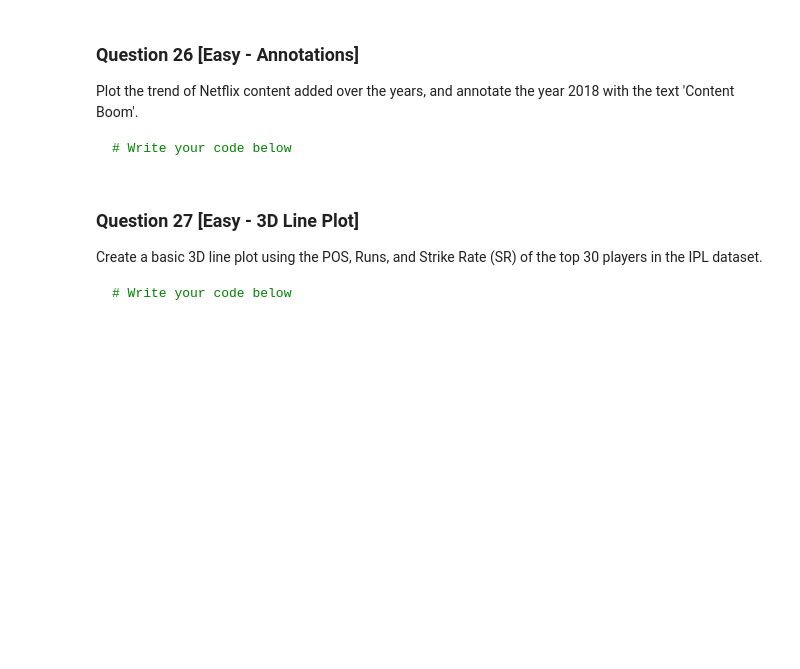
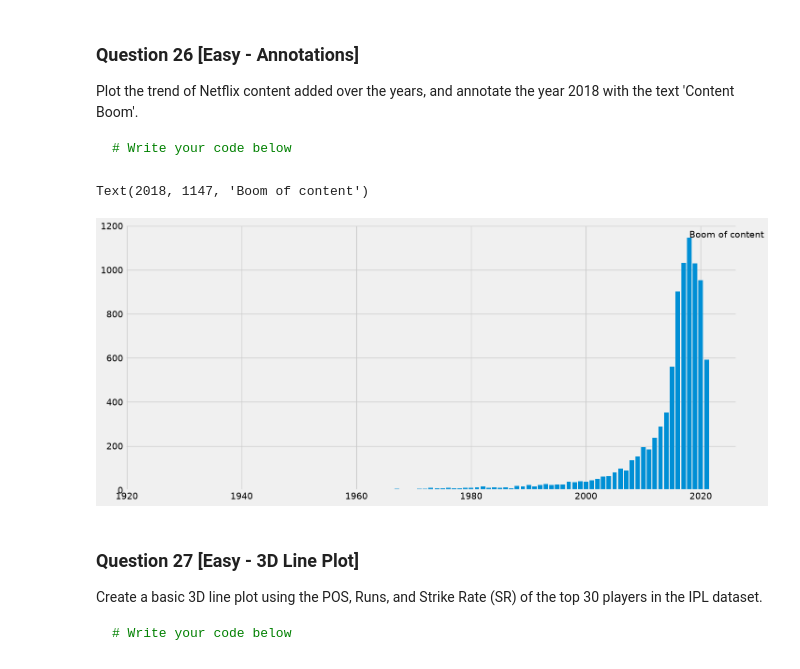
Before and after one commit to Harshit-kumar38/100-Matplotlib-Problems, a Jupyter notebook: Matplotlib_100_solutions.ipynb, the cells around one changed output. Saved outputs shown, nothing was run; the diff lists cells and outputs as text; code cells hidden in the pictures; blank space fills up the shorter version.

````diff
--- a/Matplotlib_100_solutions.ipynb
+++ b/Matplotlib_100_solutions.ipynb
@@ -481,6 +497,14 @@ Plot the trend of Netflix content added over the years, and annotate the year 20
 ```python
 # Write your code below
 ```
+# %%
+boom = netflix['release_year'].value_counts()
+plt.figure(figsize=(15,7))
+plt.bar(boom.index,boom.values)
+plt.text(2018,1147,'Boom of content')
+# %% [output]
+Text(2018, 1147, 'Boom of content')
+[figure, added]
 # %% [markdown]
 ### Question 27 [Easy - 3D Line Plot]
 Create a basic 3D line plot using the POS, Runs, and Strike Rate (SR) of the top 30 players in the IPL dataset.
````
Also changed, not shown: parts of 6 cells of this notebook.
